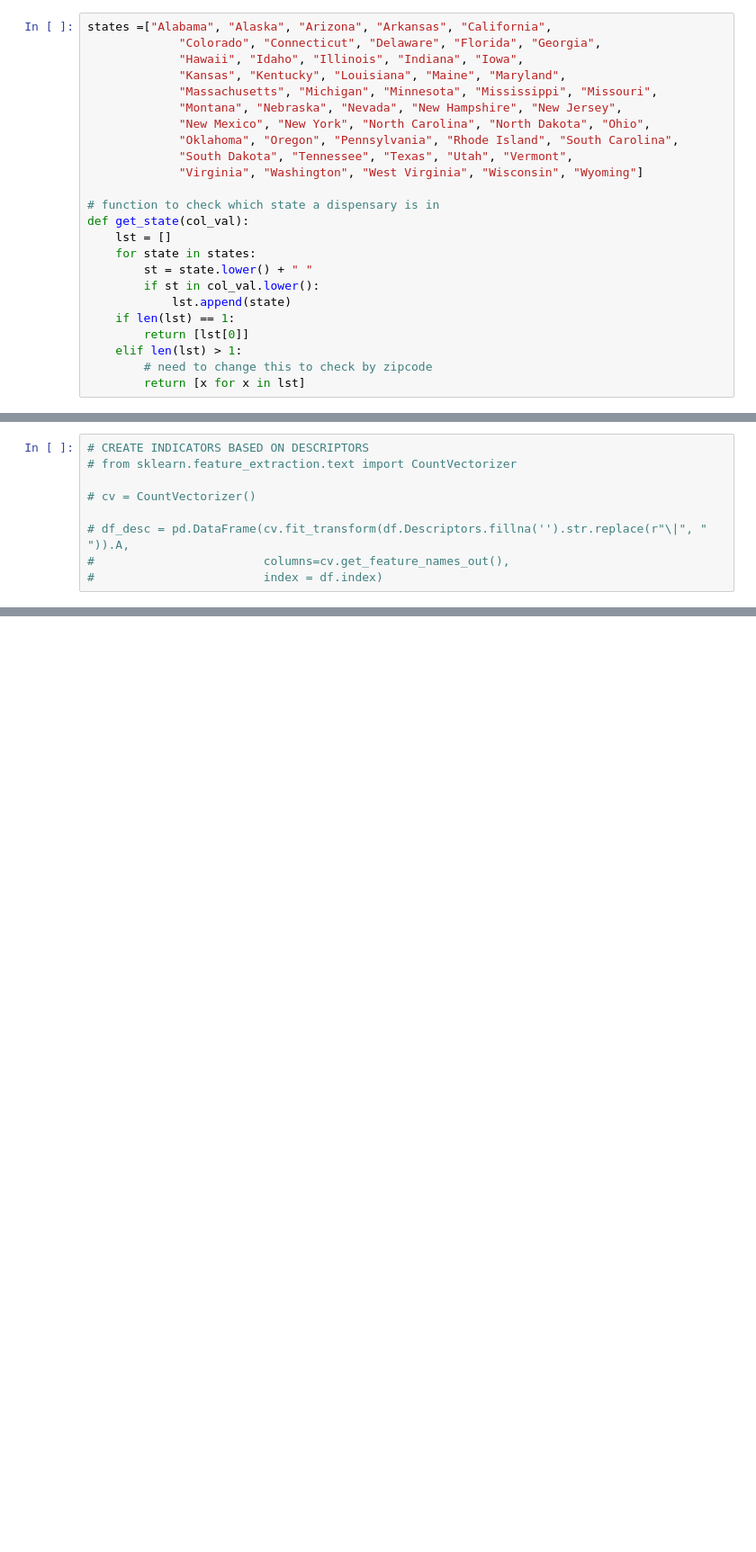
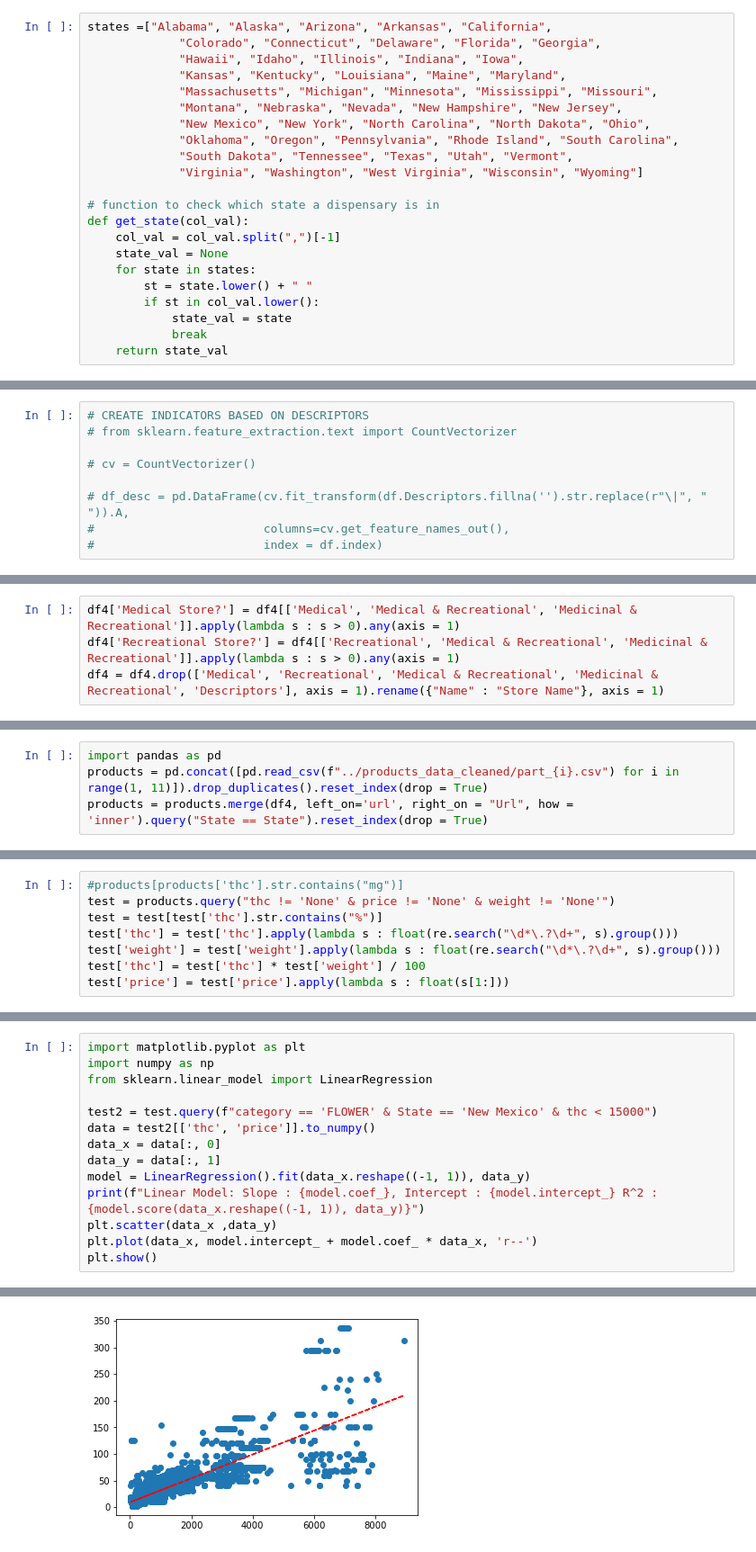
Before and after one commit to kduggirala/eclab, a Jupyter notebook: cleaning/weedmaps_cleaning.ipynb, the cells around one changed output, grey strips where cells are left out. Shown at 90% size. Saved outputs shown, nothing was run; the diff lists cells and outputs as text; blank space fills up the shorter version.

Commit message:
finished merging/cleaning stores + products

```diff
--- a/cleaning/weedmaps_cleaning.ipynb
+++ b/cleaning/weedmaps_cleaning.ipynb
@@ -48,16 +48,14 @@ states =["Alabama", "Alaska", "Arizona", "Arkansas", "California",
 
 # function to check which state a dispensary is in
 def get_state(col_val):
-    lst = []
+    col_val = col_val.split(",")[-1]
+    state_val = None
     for state in states:
         st = state.lower() + " "
         if st in col_val.lower():
-            lst.append(state)
-    if len(lst) == 1:
-        return [lst[0]]
-    elif len(lst) > 1:
-        # need to change this to check by zipcode
-        return [x for x in lst]
+            state_val = state
+            break
+    return state_val
 # %%
 # applying function to dataframe
 df4 = df3.copy()
@@ -95,0 +99,4 @@ test
+# %%
+df4['Medical Store?'] = df4[['Medical', 'Medical & Recreational', 'Medicinal & Recreational']].apply(lambda s : s > 0).any(axis = 1)
+df4['Recreational Store?'] = df4[['Recreational', 'Medical & Recreational', 'Medicinal & Recreational']].apply(lambda s : s > 0).any(axis = 1)
+df4 = df4.drop(['Medical', 'Recreational', 'Medical & Recreational', 'Medicinal & Recreational', 'Descriptors'], axis = 1).rename({"Name" : "Store Name"}, axis = 1)
@@ -95,0 +105,4 @@ test
+# %%
+import pandas as pd
+products = pd.concat([pd.read_csv(f"../products_data_cleaned/part_{i}.csv") for i in range(1, 11)]).drop_duplicates().reset_index(drop = True)
+products = products.merge(df4, left_on='url', right_on = "Url", how = 'inner').query("State == State").reset_index(drop = True)
@@ -95,0 +128,8 @@ test
+# %%
+#products[products['thc'].str.contains("mg")]
+test = products.query("thc != 'None' & price != 'None' & weight != 'None'")
+test = test[test['thc'].str.contains("%")]
+test['thc'] = test['thc'].apply(lambda s : float(re.search("\d*\.?\d+", s).group()))
+test['weight'] = test['weight'].apply(lambda s : float(re.search("\d*\.?\d+", s).group()))
+test['thc'] = test['thc'] * test['weight'] / 100
+test['price'] = test['price'].apply(lambda s : float(s[1:]))
@@ -95,0 +162,15 @@ test
+# %%
+import matplotlib.pyplot as plt
+import numpy as np
+from sklearn.linear_model import LinearRegression
+
+test2 = test.query(f"category == 'FLOWER' & State == 'New Mexico' & thc < 15000")
+data = test2[['thc', 'price']].to_numpy()
+data_x = data[:, 0]
+data_y = data[:, 1]
+model = LinearRegression().fit(data_x.reshape((-1, 1)), data_y)
+print(f"Linear Model: Slope : {model.coef_}, Intercept : {model.intercept_} R^2 : {model.score(data_x.reshape((-1, 1)), data_y)}")
+plt.scatter(data_x ,data_y)
+plt.plot(data_x, model.intercept_ + model.coef_ * data_x, 'r--')
+plt.show()
+# %% [output]
@@ -95,0 +178 @@ test
+[figure, added]
```
Also changed, not shown: parts of 20 cells of this notebook, 11 other files.
